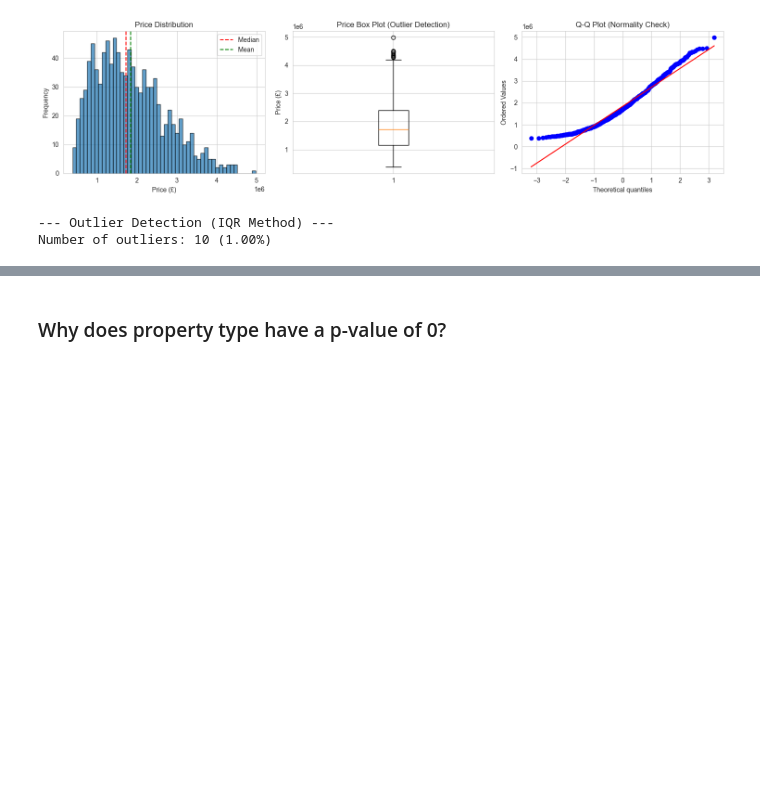
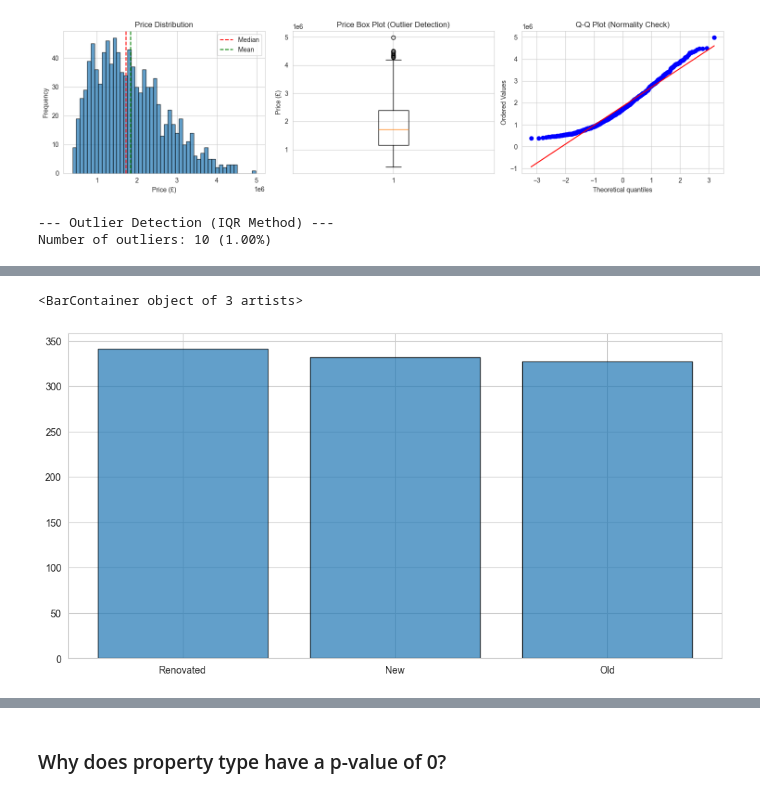
Before and after one commit to rsamconn/London-housing, a Jupyter notebook: EDA.ipynb, the cells around one changed output, grey strips where cells are left out. Cells and saved outputs as stored; diff of their text form; code cells hidden in the pictures; blank space fills up the shorter version.

```diff
--- a/EDA.ipynb
+++ b/EDA.ipynb
@@ -335,4 +342,14 @@ Name: Price (£), dtype: float64
 [figure]
+# %%
+building_status = housing_df['Building Status'].value_counts()
+
+building_status_types = building_status.index
+building_status_counts = list(building_status)
+
+plt.bar(building_status_types, building_status_counts, edgecolor='black', alpha=0.7)
+# %% [output]
+<BarContainer object of 3 artists>
+[figure, added]
 # %%
 # ============================================================================
 # 6. CATEGORICAL FEATURES ANALYSIS
```
Also changed, not shown: parts of 3 cells of this notebook, 5 other files.
